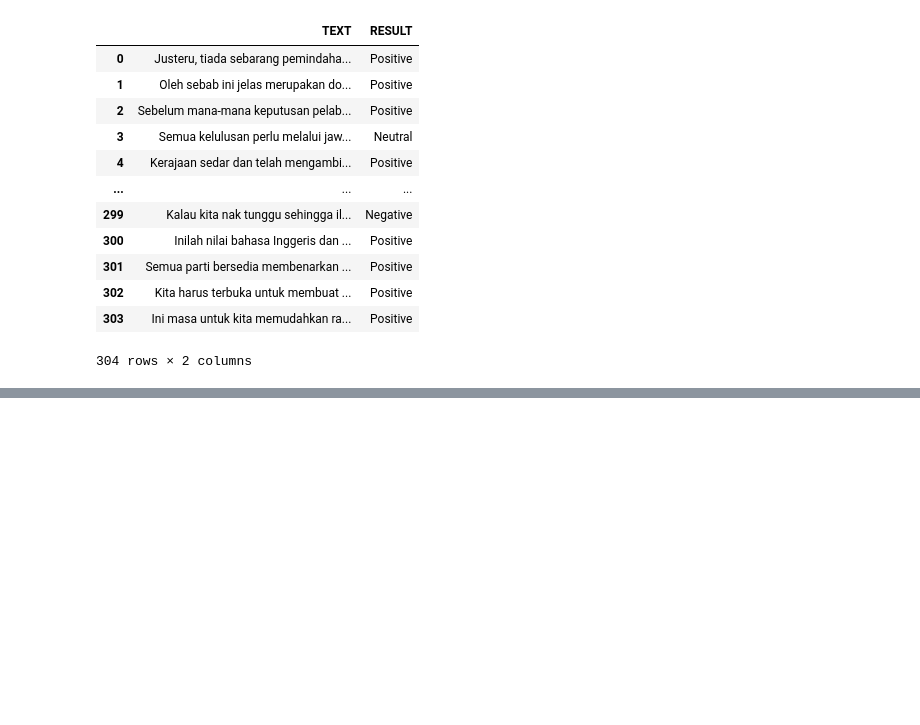
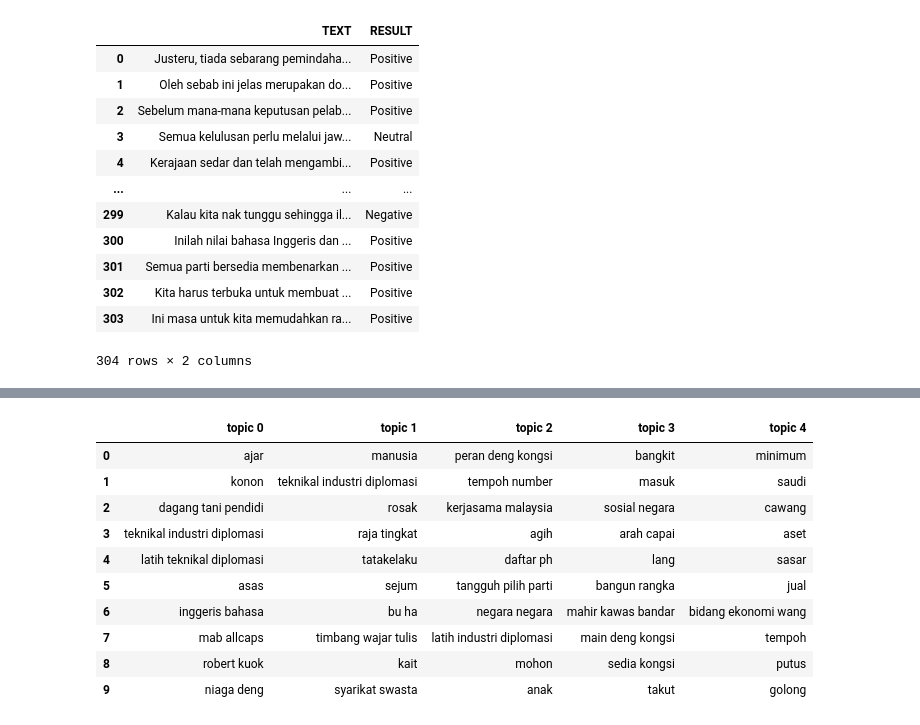
Before and after one commit to atlas-github/Hansard_Analysis, a Jupyter notebook: Hansard_TopicModelling.ipynb, the cells around one changed output, grey strips where cells are left out. Saved outputs shown, nothing was run; the diff lists cells and outputs as text; code cells hidden in the pictures; blank space fills up the shorter version.

```diff
--- a/Hansard_TopicModelling.ipynb
+++ b/Hansard_TopicModelling.ipynb
@@ -42,3 +144,8 @@ test
 | 302 | Kita harus terbuka untuk membuat ... | Positive |
 | 303 | Ini masa untuk kita memudahkan ra... | Positive |
 304 rows × 2 columns
+# %%
+preprocessing = malaya.preprocessing.preprocessing()
+# %%
+test['TEXT'] = test['TEXT'].apply(lambda x: ' '.join(preprocessing.process(x)))
+test
@@ -44,0 +166,18 @@ test
+# %%
+corpus = test.TEXT.tolist()
+# %%
+lda2vec = malaya.topic_model.lda2vec(corpus, 10, vectorizer = 'skip-gram', skip = 4)
+# %%
+lda2vec.top_topics(5, top_n = 10, return_df = True)
+# %% [output]
+|  | topic 0 | topic 1 | topic 2 | topic 3 | topic 4 |
+| 0 | ajar | manusia | peran deng kongsi | bangkit | minimum |
+| 1 | konon | teknikal industri diplomasi | tempoh number | masuk | saudi |
+| 2 | dagang tani pendidi | rosak | kerjasama malaysia | sosial negara | cawang |
+| 3 | teknikal industri diplomasi | raja tingkat | agih | arah capai | aset |
+| 4 | latih teknikal diplomasi | tatakelaku | daftar ph | lang | sasar |
+| 5 | asas | sejum | tangguh pilih parti | bangun rangka | jual |
+| 6 | inggeris bahasa | bu ha | negara negara | mahir kawas bandar | bidang ekonomi wang |
+| 7 | mab allcaps | timbang wajar tulis | latih industri diplomasi | main deng kongsi | tempoh |
+| 8 | robert kuok | kait | mohon | sedia kongsi | putus |
+| 9 | niaga deng | syarikat swasta | anak | takut | golong |
```
Also changed, not shown: parts of 14 cells of this notebook.
